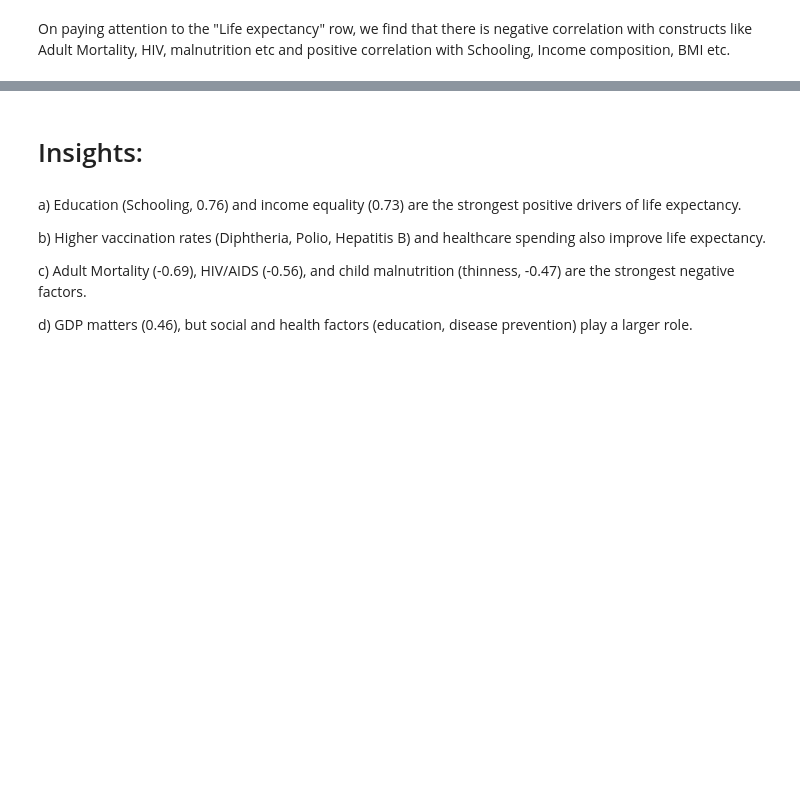
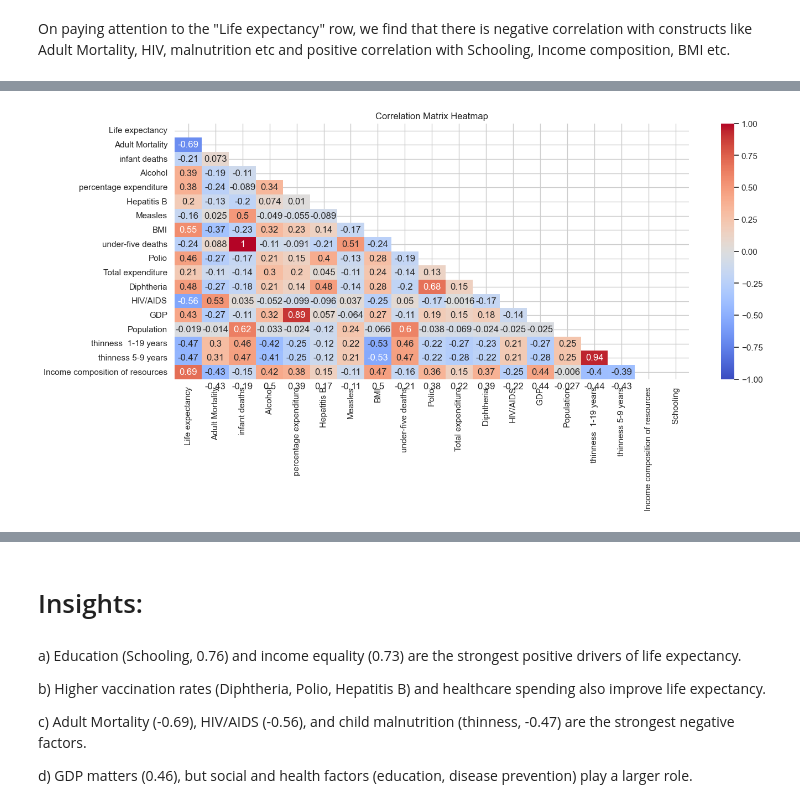
Before and after one commit to jahnavi-agrawal/life_expectancy_task, a Jupyter notebook: notebooks/data_exploration.ipynb, the cells around one changed output, grey strips where cells are left out. Cells and saved outputs as stored; diff of their text form; code cells hidden in the pictures; blank space fills up the shorter version.

```diff
--- a/notebooks/data_exploration.ipynb
+++ b/notebooks/data_exploration.ipynb
@@ -186,0 +247,10 @@ plt.show()
+# %%
+cont_vars = list(data.columns)[3:]
+mask = np.triu(data[cont_vars].corr())
+plt.figure(figsize=(15,6))
+sns.heatmap(data[cont_vars].corr(), annot=True, fmt='.2g', vmin=-1, vmax=1, center=0, cmap='coolwarm', mask=mask)
+plt.ylim(18, 0)
+plt.title('Correlation Matrix Heatmap')
+plt.show()
+# %% [output]
+[figure, added]
```
Also changed, not shown: parts of 27 cells of this notebook.
